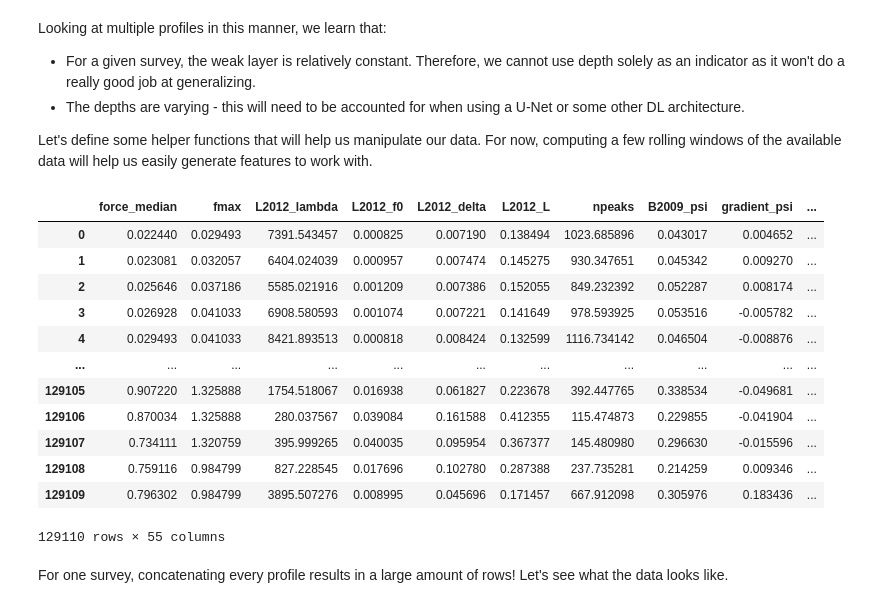
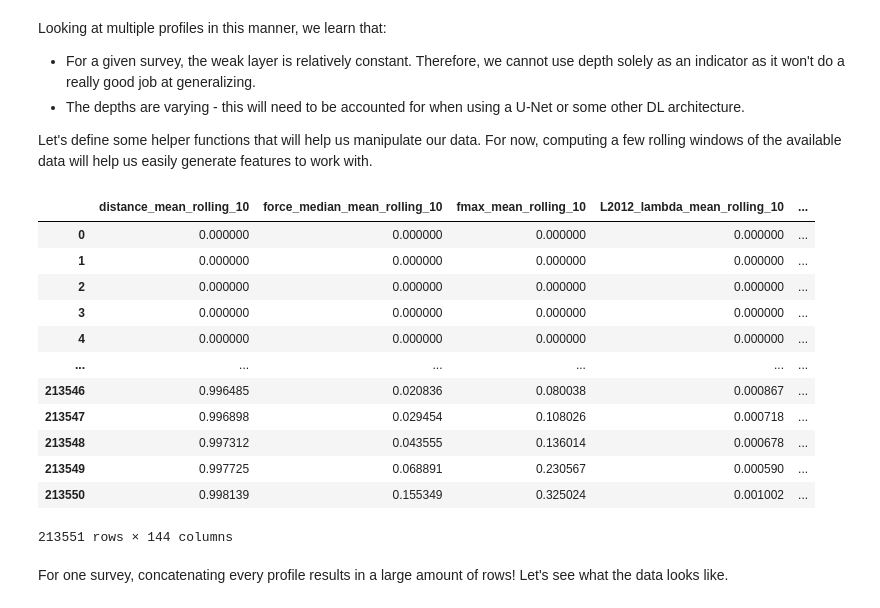
Before and after one commit to aleximorin/SMP_segmentation, a Jupyter notebook: testing.ipynb, the cells around one changed output. Drawn from its saved outputs; the diff is of its cells as text; code cells hidden in the pictures.

```diff
--- a/testing.ipynb
+++ b/testing.ipynb
@@ -10,10 +10,14 @@ import os
 import glob
 files = glob.glob('profiles/*.pkl')
 
-with open(files[0], 'rb') as f:
-    out = pickle.load(f)
+out = {}
+for file in files:
+    with open(file, 'rb') as f:
+        tmp = pickle.load(f)
+        out = {**out, **tmp}
 
 print(f'{type(out)=}')
 print(f'{len(out)=}')
+print(sorted(out.keys()))
 # %% [output]
 type(out)=<class 'dict'>
@@ -21,7 +26,7 @@ len(out)=53
 # %% [markdown]
 We have a dictionary where every key refers to a SMP profile. Every profile is a dataframe with as many rows as there is depths observation, and columns give information on the properties of the snow.
 # %%
-profile = out['SMP_142']
+profile = out['SMP_1399']
 profile.columns
 # %% [output]
 Index(['distance', 'force_median', 'fmax', 'L2012_lambda', 'L2012_f0',
@@ -68,10 +47,21 @@ Looking at multiple profiles in this manner, we learn that:
 - The depths are varying - this will need to be accounted for when using a U-Net or some other DL architecture.
 
 Let's define some helper functions that will help us manipulate our data. For now, computing a few rolling windows of the available data will help us easily generate features to work with.
+# %%
+# we pick 200 profiles randomly so create the training data and keep some other profile for validating
+import random
+
+keys = set(out.keys())
+train_keys = set(random.sample(keys, 100))
+val_keys = keys - train_keys
+
+train_profiles = {k: out[k] for k in train_keys}
+val_profiles = {k: out[k] for k in val_keys}
 # %%
 import pandas as pd
 
 def rolling_windows(X, nwindow):
+
     rolling = X.rolling(nwindow)
 
     mean = rolling.mean()
@@ -93,52 +83,60 @@ def rolling_windows(X, nwindow):
 
 
 def profile_to_data(profile, nwindow=None):
-    X = profile.iloc[:, 1:-1]
+    X = pd.DataFrame()
+
+    subprofile = profile.iloc[:, :-1].copy()
+    subprofile = subprofile / subprofile.max()
 
     if nwindow is not None:
         if isinstance(nwindow, int):
             nwindow = [nwindow]
 
         for n in nwindow:
-            roll = rolling_windows(X, n)
-
+            roll = rolling_windows(subprofile, n)
             X = pd.concat([X, roll], axis=1)
 
     y = (profile['layer'] == 'WL').astype(int)
 
     return X, y
 
 def pickle_to_data(out, nwindow=100):
     X = pd.DataFrame()
     y = pd.DataFrame()
 
     for key in out.keys():
         profile = out[key]
+
+        if 'layer' not in profile.columns:
+            continue
+
         Xi, yi = profile_to_data(profile, nwindow=nwindow)
-
 
         X = pd.concat([X, Xi], ignore_index=True)
         y = pd.concat([y, yi], ignore_index=True)
 
     return X, y
 
-X, y = pickle_to_data(out, nwindow=100)
 
+nwindows = [10, 100, 1000]
+X, y = pickle_to_data(train_profiles, nwindow=nwindows)
+X = X.dropna()
+y = y.loc[X.index]
 X
 # %% [output]
-|  | force_median | fmax | L2012_lambda | L2012_f0 | L2012_delta | L2012_L | npeaks | B2009_psi | gradient_psi | ... |
-| 0 | 0.022440 | 0.029493 | 7391.543457 | 0.000825 | 0.007190 | 0.138494 | 1023.685896 | 0.043017 | 0.004652 | ... |
-| 1 | 0.023081 | 0.032057 | 6404.024039 | 0.000957 | 0.007474 | 0.145275 | 930.347651 | 0.045342 | 0.009270 | ... |
-| 2 | 0.025646 | 0.037186 | 5585.021916 | 0.001209 | 0.007386 | 0.152055 | 849.232392 | 0.052287 | 0.008174 | ... |
-| 3 | 0.026928 | 0.041033 | 6908.580593 | 0.001074 | 0.007221 | 0.141649 | 978.593925 | 0.053516 | -0.005782 | ... |
-| 4 | 0.029493 | 0.041033 | 8421.893513 | 0.000818 | 0.008424 | 0.132599 | 1116.734142 | 0.046504 | -0.008876 | ... |
-| ... | ... | ... | ... | ... | ... | ... | ... | ... | ... | ... |
-| 129105 | 0.907220 | 1.325888 | 1754.518067 | 0.016938 | 0.061827 | 0.223678 | 392.447765 | 0.338534 | -0.049681 | ... |
-| 129106 | 0.870034 | 1.325888 | 280.037567 | 0.039084 | 0.161588 | 0.412355 | 115.474873 | 0.229855 | -0.041904 | ... |
-| 129107 | 0.734111 | 1.320759 | 395.999265 | 0.040035 | 0.095954 | 0.367377 | 145.480980 | 0.296630 | -0.015596 | ... |
-| 129108 | 0.759116 | 0.984799 | 827.228545 | 0.017696 | 0.102780 | 0.287388 | 237.735281 | 0.214259 | 0.009346 | ... |
-| 129109 | 0.796302 | 0.984799 | 3895.507276 | 0.008995 | 0.045696 | 0.171457 | 667.912098 | 0.305976 | 0.183436 | ... |
+|  | distance_mean_rolling_10 | force_median_mean_rolling_10 | fmax_mean_rolling_10 | L2012_lambda_mean_rolling_10 | ... |
+| 0 | 0.000000 | 0.000000 | 0.000000 | 0.000000 | ... |
+| 1 | 0.000000 | 0.000000 | 0.000000 | 0.000000 | ... |
+| 2 | 0.000000 | 0.000000 | 0.000000 | 0.000000 | ... |
+| 3 | 0.000000 | 0.000000 | 0.000000 | 0.000000 | ... |
+| 4 | 0.000000 | 0.000000 | 0.000000 | 0.000000 | ... |
+| ... | ... | ... | ... | ... | ... |
+| 213546 | 0.996485 | 0.020836 | 0.080038 | 0.000867 | ... |
+| 213547 | 0.996898 | 0.029454 | 0.108026 | 0.000718 | ... |
+| 213548 | 0.997312 | 0.043555 | 0.136014 | 0.000678 | ... |
+| 213549 | 0.997725 | 0.068891 | 0.230567 | 0.000590 | ... |
+| 213550 | 0.998139 | 0.155349 | 0.325024 | 0.001002 | ... |
-129110 rows × 55 columns
+213551 rows × 144 columns
 # %% [markdown]
 For one survey, concatenating every profile results in a large amount of rows! Let's see what the data looks like.
 # %%
```
Also changed, not shown: parts of 19 cells of this notebook, 10 other files.
